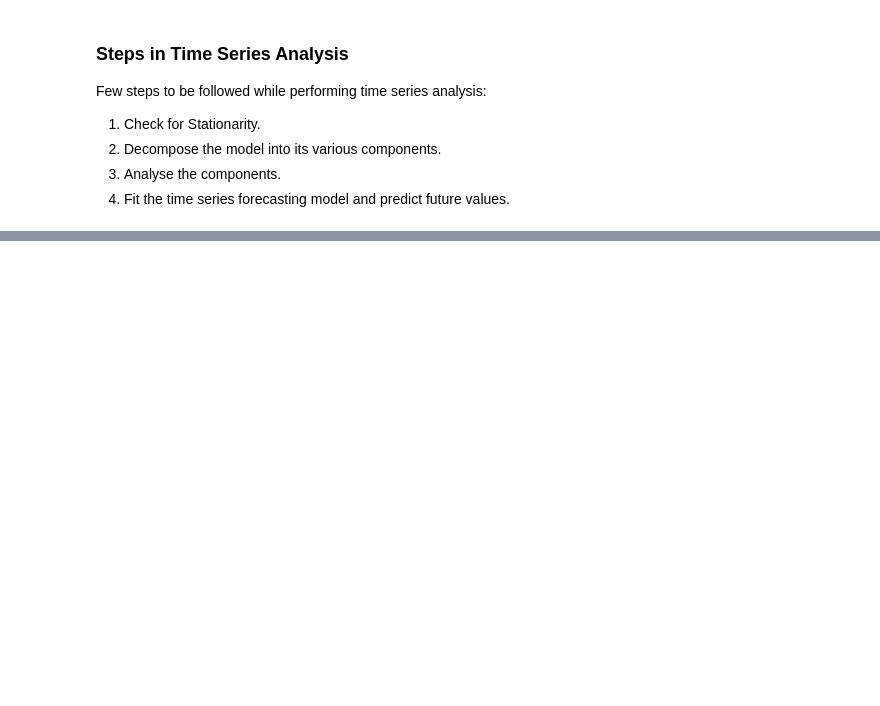
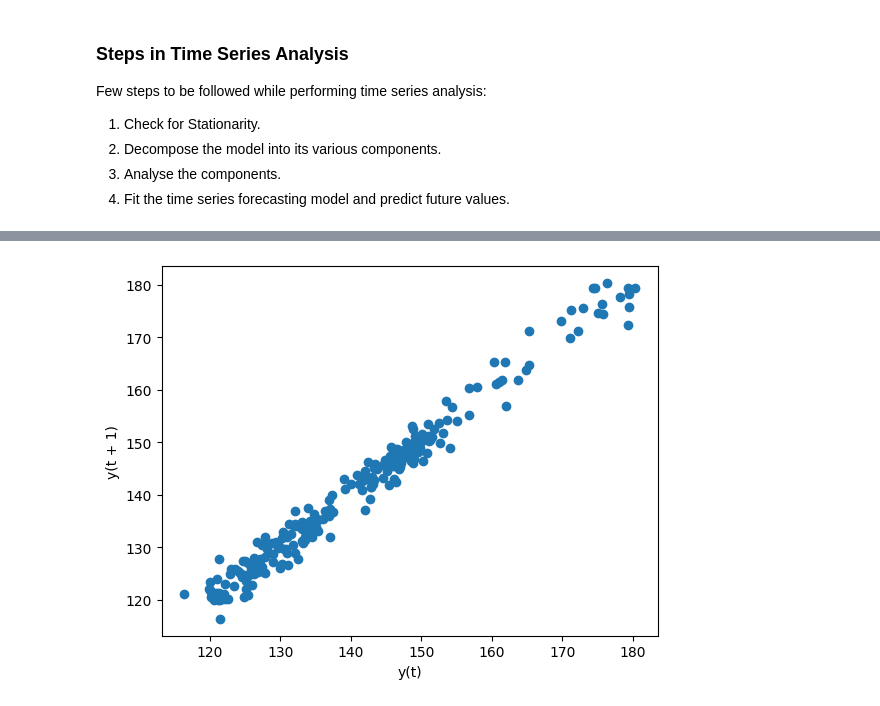
Before and after one commit to Revernd/Kaggle_notebooks, a Jupyter notebook: time-series.ipynb, the cells around one changed output, grey strips where cells are left out. Saved outputs shown, nothing was run; the diff lists cells and outputs as text; code cells hidden in the pictures; blank space fills up the shorter version.

```diff
--- a/time-series.ipynb
+++ b/time-series.ipynb
@@ -686,0 +664,6 @@ pyplot.show()
+# %%
+
+lag_plot(appleData.Close)
+plt.show()
+# %% [output]
+[figure, added]
```
Also changed, not shown: parts of 138 cells of this notebook.
